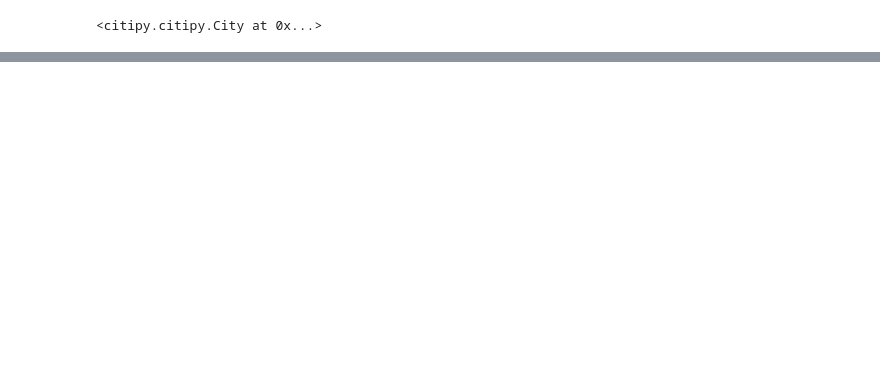
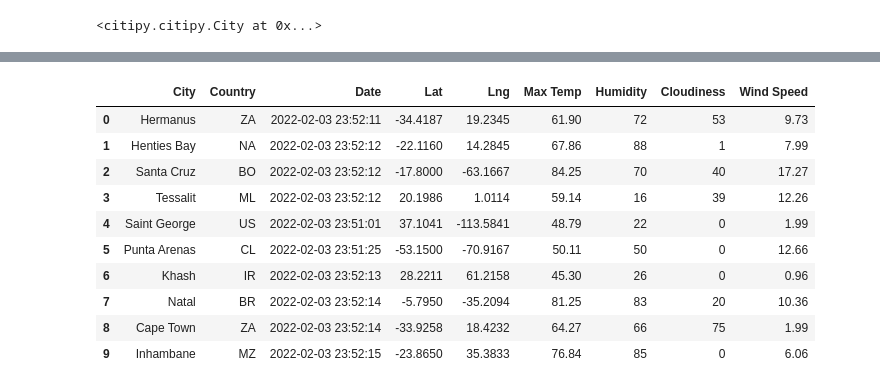
Before and after one commit to ntorenduwayo/World_Weather_Analysis, a Jupyter notebook: API_practice.ipynb, the cells around one changed output, grey strips where cells are left out. Drawn from its saved outputs; the diff is of its cells as text; code cells hidden in the pictures; blank space fills up the shorter version.

```diff
--- a/API_practice.ipynb
+++ b/API_practice.ipynb
@@ -104,0 +553,17 @@ len(cities)
+# %%
+new_column_order = ["City", "Country", "Date","Lat", "Lng", "Max Temp", "Humidity", "Cloudiness", "Wind Speed"]
+# %%
+city_data_df = city_data_df[new_column_order]
+city_data_df.head(10)
+# %% [output]
+|  | City | Country | Date | Lat | Lng | Max Temp | Humidity | Cloudiness | Wind Speed |
+| 0 | Hermanus | ZA | 2022-02-03 23:52:11 | -34.4187 | 19.2345 | 61.90 | 72 | 53 | 9.73 |
+| 1 | Henties Bay | NA | 2022-02-03 23:52:12 | -22.1160 | 14.2845 | 67.86 | 88 | 1 | 7.99 |
+| 2 | Santa Cruz | BO | 2022-02-03 23:52:12 | -17.8000 | -63.1667 | 84.25 | 70 | 40 | 17.27 |
+| 3 | Tessalit | ML | 2022-02-03 23:52:12 | 20.1986 | 1.0114 | 59.14 | 16 | 39 | 12.26 |
+| 4 | Saint George | US | 2022-02-03 23:51:01 | 37.1041 | -113.5841 | 48.79 | 22 | 0 | 1.99 |
+| 5 | Punta Arenas | CL | 2022-02-03 23:51:25 | -53.1500 | -70.9167 | 50.11 | 50 | 0 | 12.66 |
+| 6 | Khash | IR | 2022-02-03 23:52:13 | 28.2211 | 61.2158 | 45.30 | 26 | 0 | 0.96 |
+| 7 | Natal | BR | 2022-02-03 23:52:14 | -5.7950 | -35.2094 | 81.25 | 83 | 20 | 10.36 |
+| 8 | Cape Town | ZA | 2022-02-03 23:52:14 | -33.9258 | 18.4232 | 64.27 | 66 | 75 | 1.99 |
+| 9 | Inhambane | MZ | 2022-02-03 23:52:15 | -23.8650 | 35.3833 | 76.84 | 85 | 0 | 6.06 |
```
Also changed, not shown: parts of 46 cells of this notebook, 3 other files.
